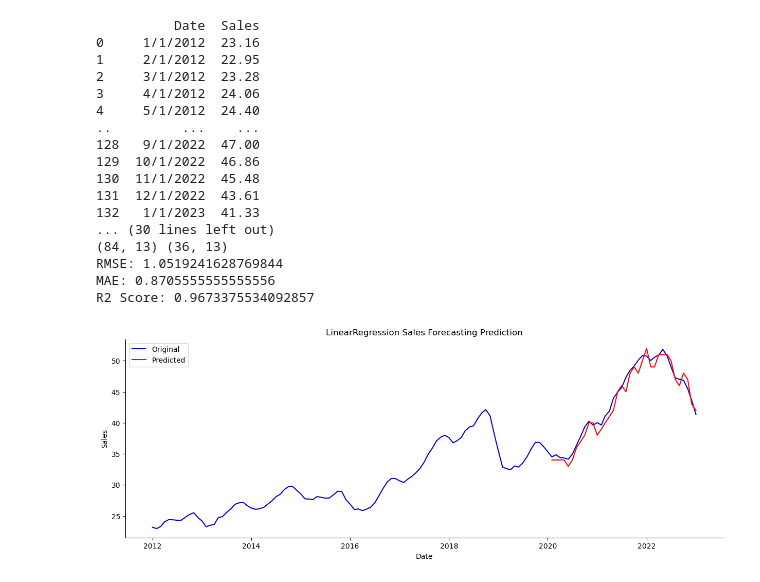
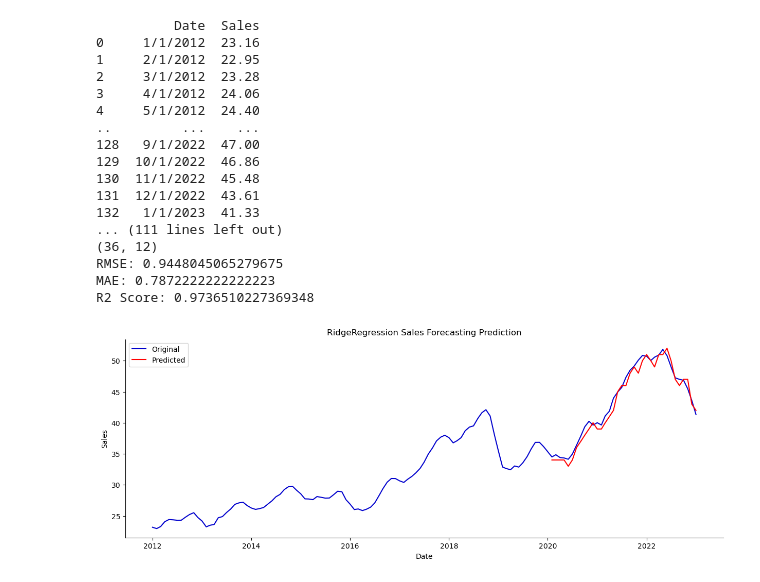
Before and after one commit to BishnuSah23/forecasting, a Jupyter notebook: forecast.ipynb, the cells around one changed output. Drawn from its saved outputs; the diff is of its cells as text; code cells hidden in the pictures.

```diff
--- a/forecast.ipynb
+++ b/forecast.ipynb
@@ -9,7 +9,7 @@ import matplotlib.dates as mdates
 
 import datetime
 
-import statsmodels.tsa.api as smt
+
 
 
 
@@ -21,9 +21,7 @@ from xgboost.sklearn import XGBRegressor
 from sklearn.linear_model import Ridge
 
 
-import statsmodels.tsa.api as smt
-import statsmodels.api as sm
-from statsmodels.tools.eval_measures import rmse
+
 
 
 def get_diff(data):
@@ -159,58 +157,81 @@ def plot_results(results, original_df, model_name):
     plt.savefig(f'{model_name}_forecast.png')
 
 
-def run_model(train_data, test_data, model, model_name):
+def run_model(train_data, test_data, model, model_name,t=0):
 
-    X_train, y_train, X_test, y_test, scaler_object = scale_data(train_data, test_data)
+        X_train, y_train, X_test, y_test, scaler_object = scale_data(train_data, test_data)
 
-    mod = model
-    mod.fit(X_train, y_train)
-    predictions = mod.predict(X_test)
+        mod = model
+        mod.fit(X_train, y_train)
+        predictions = mod.predict(X_test)
 
-    # Undo scaling to compare predictions against original data
-    original_df = load_original_df()
+        # Undo scaling to compare predictions against original data
+        original_df = load_original_df()
 
-    unscaled = undo_scaling(predictions, X_test, scaler_object)
+        unscaled = undo_scaling(predictions, X_test, scaler_object)
 
-    unscaled_df = predict_df(unscaled, original_df)
+        unscaled_df = predict_df(unscaled, original_df)
 
-    get_scores(unscaled_df, original_df, model_name)
+        get_scores(unscaled_df, original_df, model_name)
 
-    plot_results(unscaled_df, original_df, model_name)
+        plot_results(unscaled_df, original_df, model_name)
+
+
 
 
 
 data=pd.read_csv('semic1.csv')
 print(data)
 stationary_df = get_diff(data)
 print(stationary_df)
 generate_supervised(stationary_df)
 
 
 model_df = pd.read_csv('model_df.csv')
 model_df
 
 train, test = tts(model_df)
-print(train.shape,test.shape)
+
+print(train)
+print(train.shape)
+print(test)
+print(test.shape)
 # implementing RIDGE regression
 
-run_model(train, test,Ridge(alpha = 0.5), 'RidgeRegression')
+#run_model(train, test,Ridge(alpha = 0.5), 'RidgeRegression')
+X_train, y_train, X_test, y_test, scaler_object = scale_data(train, test)
+
+mod = Ridge(alpha = 0.5)
+mod.fit(X_train, y_train)
+print(X_test.shape)
+predictions = mod.predict(X_test)
+
+# Undo scaling to compare predictions against original data
+original_df = load_original_df()
+
+unscaled = undo_scaling(predictions, X_test, scaler_object)
+
+unscaled_df = predict_df(unscaled, original_df)
+
+get_scores(unscaled_df, original_df,'RidgeRegression')
+
+plot_results(unscaled_df, original_df,'RidgeRegression')
 # %% [output]
           Date  Sales
 0     1/1/2012  23.16
 1     2/1/2012  22.95
 2     3/1/2012  23.28
 3     4/1/2012  24.06
 4     5/1/2012  24.40
 ..         ...    ...
 128   9/1/2022  47.00
 129  10/1/2022  46.86
 130  11/1/2022  45.48
 131  12/1/2022  43.61
 132   1/1/2023  41.33
-... (30 lines left out)
-(84, 13) (36, 13)
-RMSE: 1.0519241628769844
-MAE: 0.8705555555555556
-R2 Score: 0.9673375534092857
+... (111 lines left out)
+(36, 12)
+RMSE: 0.9448045065279675
+MAE: 0.7872222222222223
+R2 Score: 0.9736510227369348
-[figure, old version]
+[figure, new version]
```
Also changed, not shown: parts of 2 cells of this notebook.
